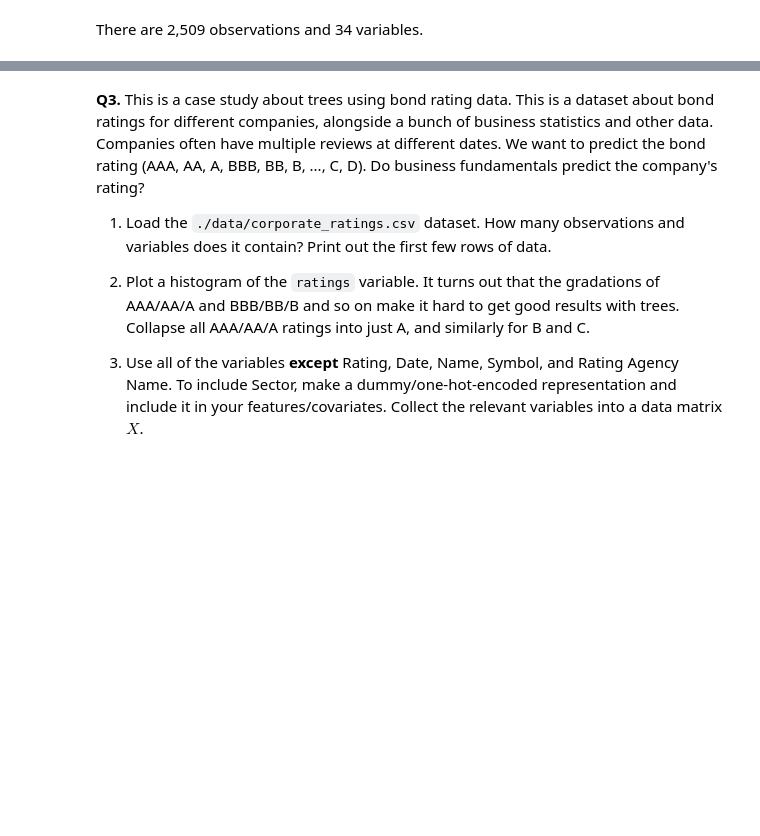
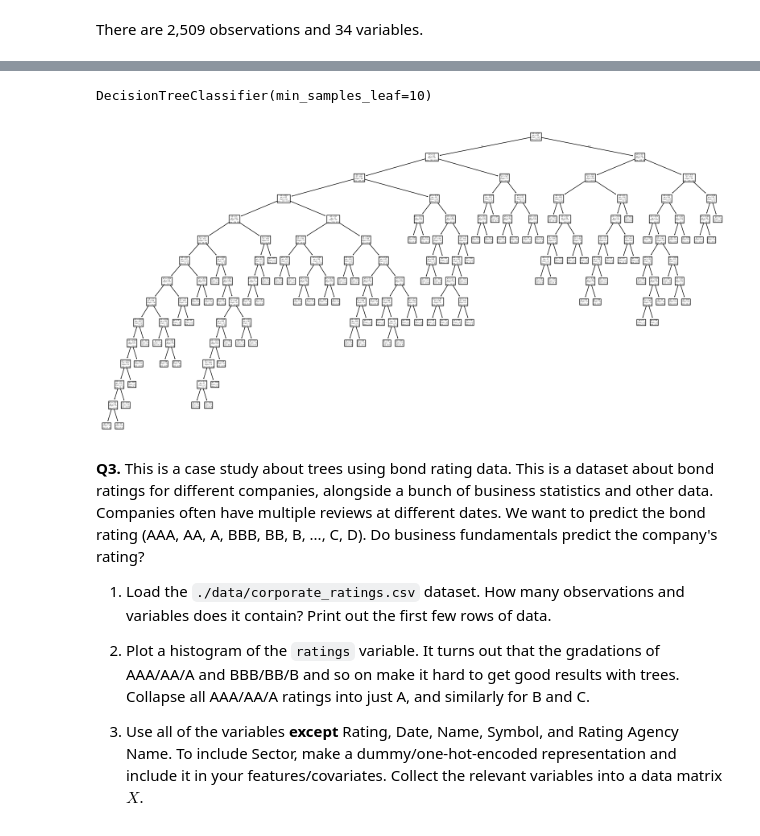
Before and after one commit to eaa3ug/trees_assignment, a Jupyter notebook: assignment.ipynb, the cells around one changed output, grey strips where cells are left out. Cells and saved outputs as stored; diff of their text form; code cells hidden in the pictures; blank space fills up the shorter version.

```diff
--- a/assignment.ipynb
+++ b/assignment.ipynb
@@ -76,6 +76,33 @@ new_df.head()
 | 2 | 15.0 | 1.0 | 48.87 | 2.0 | False | True | ... |
 | 3 | 25.0 | 3.0 | 47.68 | 2.0 | False | True | ... |
 | 4 | 40.0 | 8.0 | 76.97 | 2.0 | False | True | ... |
+# %%
+X = new_df
+y = df['Overall Survival Status']
+
+clean = pd.concat([X, y], axis=1)
+clean = clean.dropna()
+# %%
+from sklearn.model_selection import train_test_split
+
+X = clean.drop('Overall Survival Status', axis=1)
+y = clean['Overall Survival Status']
+
+X_train, X_test, y_train, y_test = train_test_split(X, y, test_size=0.2, random_state=42)
+# %%
+from sklearn.tree import DecisionTreeClassifier
+
+tree = DecisionTreeClassifier(min_samples_leaf=10)
+tree.fit(X_train, y_train)
+# %% [output]
+DecisionTreeClassifier(min_samples_leaf=10)
+# %%
+from sklearn.tree import plot_tree
+plt.figure(figsize=(20, 10))
+plot_tree(tree)
+plt.show()
+# %% [output]
+[figure, added]
 # %% [markdown]
 **Q3.** This is a case study about trees using bond rating data. This is a dataset about bond ratings for different companies, alongside a bunch of business statistics and other data. Companies often have multiple reviews at different dates. We want to predict the bond rating (AAA, AA, A, BBB, BB, B, ..., C, D). Do business fundamentals predict the company's rating?
 
```
